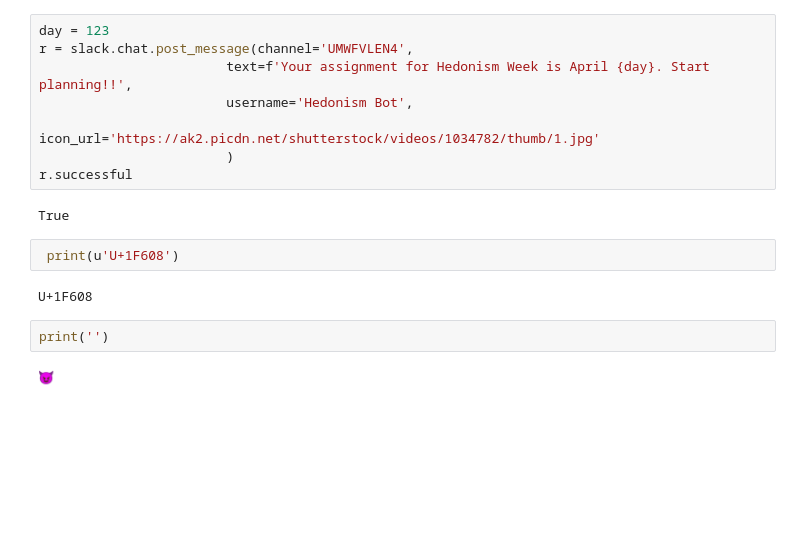
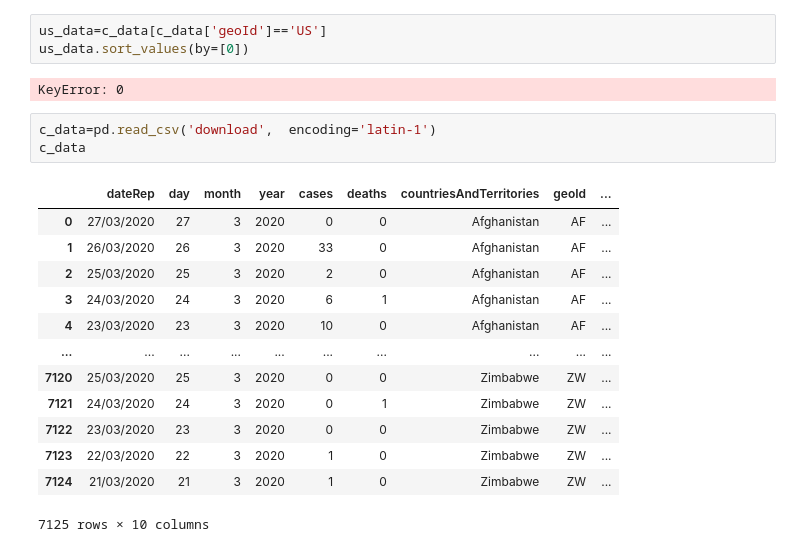
Before and after one commit to arjunsavel/covid-hacks-2020, a Jupyter notebook: covid_country_data.ipynb, the cells around one changed output. Drawn from its saved outputs; the diff is of its cells as text; blank space fills up the shorter version.

Commit message:
Replacing covid_country_data with right file

```diff
--- a/covid_country_data.ipynb
+++ b/covid_country_data.ipynb
@@ -500,18 +1,22 @@ True
-# %%
-day = 123
-r = slack.chat.post_message(channel='UMWFVLEN4',
-                        text=f'Your assignment for Hedonism Week is April {day}. Start planning!!',
-                        username='Hedonism Bot',
-                        icon_url='https://ak2.picdn.net/shutterstock/videos/1034782/thumb/1.jpg'
-                        )
-r.successful
-# %% [output]
-True
-# %%
- print(u'U+1F608')
-# %% [output]
-U+1F608
-# %%
-print('')
-# %% [output]
-😈
+# %%
+us_data=c_data[c_data['geoId']=='US']
+us_data.sort_values(by=[0])
+# %% [output]
+KeyError: 0
+# %%
+c_data=pd.read_csv('download',  encoding='latin-1')
+c_data
+# %% [output]
+|  | dateRep | day | month | year | cases | deaths | countriesAndTerritories | geoId | ... |
+| 0 | 27/03/2020 | 27 | 3 | 2020 | 0 | 0 | Afghanistan | AF | ... |
+| 1 | 26/03/2020 | 26 | 3 | 2020 | 33 | 0 | Afghanistan | AF | ... |
+| 2 | 25/03/2020 | 25 | 3 | 2020 | 2 | 0 | Afghanistan | AF | ... |
+| 3 | 24/03/2020 | 24 | 3 | 2020 | 6 | 1 | Afghanistan | AF | ... |
+| 4 | 23/03/2020 | 23 | 3 | 2020 | 10 | 0 | Afghanistan | AF | ... |
+| ... | ... | ... | ... | ... | ... | ... | ... | ... | ... |
+| 7120 | 25/03/2020 | 25 | 3 | 2020 | 0 | 0 | Zimbabwe | ZW | ... |
+| 7121 | 24/03/2020 | 24 | 3 | 2020 | 0 | 1 | Zimbabwe | ZW | ... |
+| 7122 | 23/03/2020 | 23 | 3 | 2020 | 0 | 0 | Zimbabwe | ZW | ... |
+| 7123 | 22/03/2020 | 22 | 3 | 2020 | 1 | 0 | Zimbabwe | ZW | ... |
+| 7124 | 21/03/2020 | 21 | 3 | 2020 | 1 | 0 | Zimbabwe | ZW | ... |
+7125 rows × 10 columns
```
Also changed, not shown: parts of 46 cells of this notebook.
